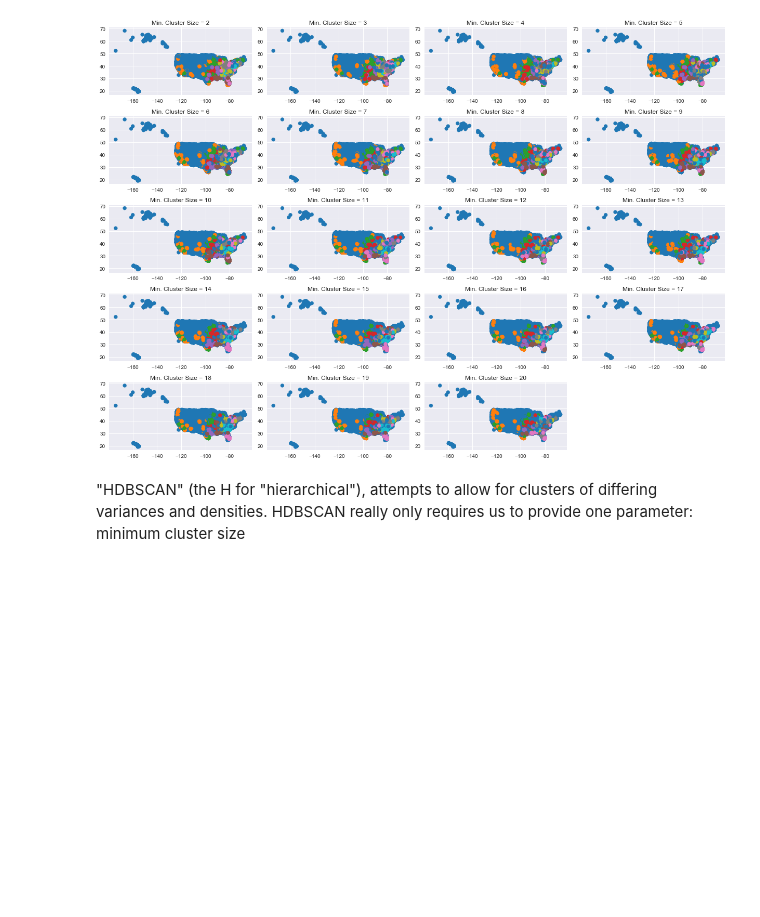
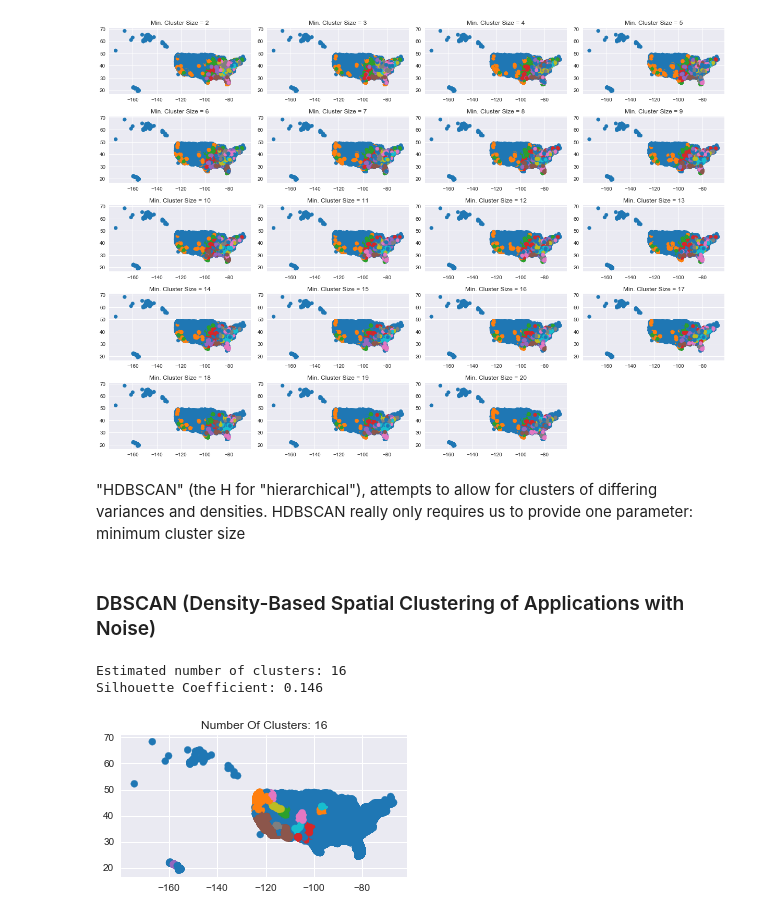
Before and after one commit to ecantu75/DataMining_Lab3, a Jupyter notebook: DataMining_LAB_3.ipynb, the cells around one changed output. Drawn from its saved outputs; the diff is of its cells as text; code cells hidden in the pictures; blank space fills up the shorter version.

Commit message:
DBSCAN

```diff
--- a/DataMining_LAB_3.ipynb
+++ b/DataMining_LAB_3.ipynb
@@ -816,3 +819,31 @@ plt.tight_layout()
 [figure]
 # %% [markdown]
 "HDBSCAN" (the H for "hierarchical"), attempts to allow for clusters of differing variances and densities. HDBSCAN really only requires us to provide one parameter: minimum cluster size
+# %% [markdown]
+### DBSCAN (Density-Based Spatial Clustering of Applications with Noise)
+# %%
+from sklearn import metrics
+from sklearn.cluster import DBSCAN
+n_clusters = 2
+model = DBSCAN(eps=0.8, min_samples=40).fit(data)
+labels = model.labels_
+n_clusters_ = len(set(labels)) - (1 if -1 in labels else 0)
+
+print('Estimated number of clusters: %d' % n_clusters_)
+print("Silhouette Coefficient: %0.3f"
+      % metrics.silhouette_score(data, labels))
+# %% [output]
+Estimated number of clusters: 16
+Silhouette Coefficient: 0.146
+# %%
+
+plot_number = 1
+plt.figure (figsize=(17,12))
+
+plt.subplot(5, 4, plot_number, title = 'Number Of Clusters: {}'.format(n_clusters_))
+plt.scatter(data.values[:,1],data.values[:,0], c=labels, cmap=cmap)
+
+
+plt.tight_layout()
+# %% [output]
+[figure, added]
```
Also changed, not shown: parts of 9 cells of this notebook, 1 other file.
